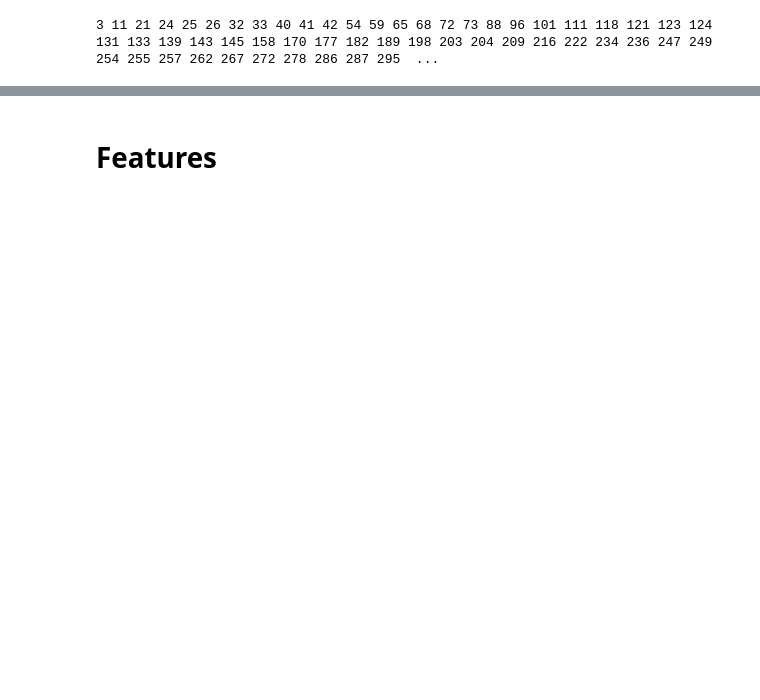
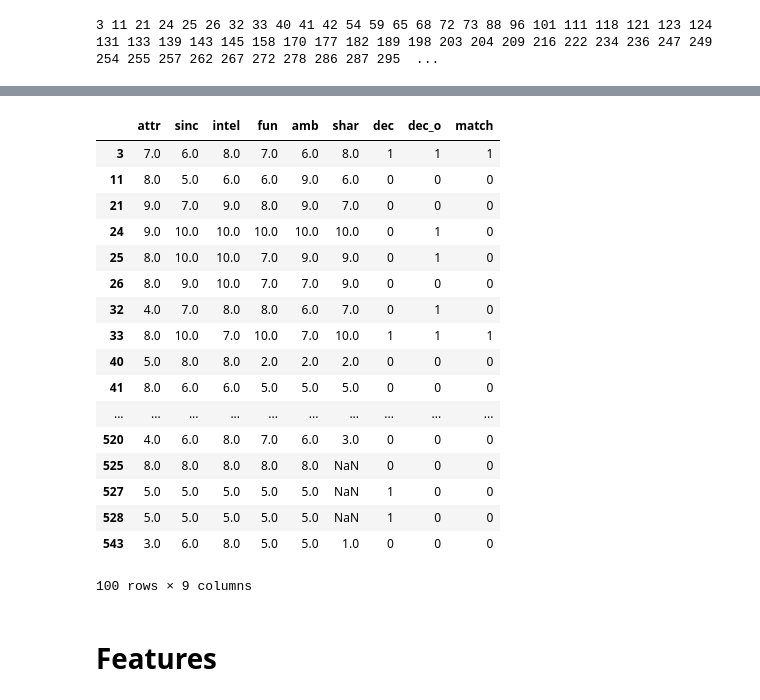
Before and after one commit to fiatveritas/Portfolio, a Jupyter notebook: Udacity_Project_5_Capstone/Love_At_First_Sight.ipynb, the cells around one changed output, grey strips where cells are left out. Drawn from its saved outputs; the diff is of its cells as text; code cells hidden in the pictures; blank space fills up the shorter version.

```diff
--- a/Udacity_Project_5_Capstone/Love_At_First_Sight.ipynb
+++ b/Udacity_Project_5_Capstone/Love_At_First_Sight.ipynb
@@ -81,3 +135,28 @@ for i in not_ever_matched:
+# %%
+non_matches_decision_investigation = [i for i in fc.features_of_attraction]
+non_matches_decision_investigation.append('dec')
+non_matches_decision_investigation.append('dec_o')
+non_matches_decision_investigation.append('match')
+people_not_matched[non_matches_decision_investigation]
+# %% [output]
+|  | attr | sinc | intel | fun | amb | shar | dec | dec_o | match |
+| 3 | 7.0 | 6.0 | 8.0 | 7.0 | 6.0 | 8.0 | 1 | 1 | 1 |
+| 11 | 8.0 | 5.0 | 6.0 | 6.0 | 9.0 | 6.0 | 0 | 0 | 0 |
+| 21 | 9.0 | 7.0 | 9.0 | 8.0 | 9.0 | 7.0 | 0 | 0 | 0 |
+| 24 | 9.0 | 10.0 | 10.0 | 10.0 | 10.0 | 10.0 | 0 | 1 | 0 |
+| 25 | 8.0 | 10.0 | 10.0 | 7.0 | 9.0 | 9.0 | 0 | 1 | 0 |
+| 26 | 8.0 | 9.0 | 10.0 | 7.0 | 7.0 | 9.0 | 0 | 0 | 0 |
+| 32 | 4.0 | 7.0 | 8.0 | 8.0 | 6.0 | 7.0 | 0 | 1 | 0 |
+| 33 | 8.0 | 10.0 | 7.0 | 10.0 | 7.0 | 10.0 | 1 | 1 | 1 |
+| 40 | 5.0 | 8.0 | 8.0 | 2.0 | 2.0 | 2.0 | 0 | 0 | 0 |
+| 41 | 8.0 | 6.0 | 6.0 | 5.0 | 5.0 | 5.0 | 0 | 0 | 0 |
+| ... | ... | ... | ... | ... | ... | ... | ... | ... | ... |
+| 520 | 4.0 | 6.0 | 8.0 | 7.0 | 6.0 | 3.0 | 0 | 0 | 0 |
+| 525 | 8.0 | 8.0 | 8.0 | 8.0 | 8.0 | NaN | 0 | 0 | 0 |
+| 527 | 5.0 | 5.0 | 5.0 | 5.0 | 5.0 | NaN | 1 | 0 | 0 |
+| 528 | 5.0 | 5.0 | 5.0 | 5.0 | 5.0 | NaN | 1 | 0 | 0 |
+| 543 | 3.0 | 6.0 | 8.0 | 5.0 | 5.0 | 1.0 | 0 | 0 | 0 |
+100 rows × 9 columns
 # %% [markdown]
 <h1>Features</h1>
 # %%
```
Also changed, not shown: parts of 9 cells of this notebook.
